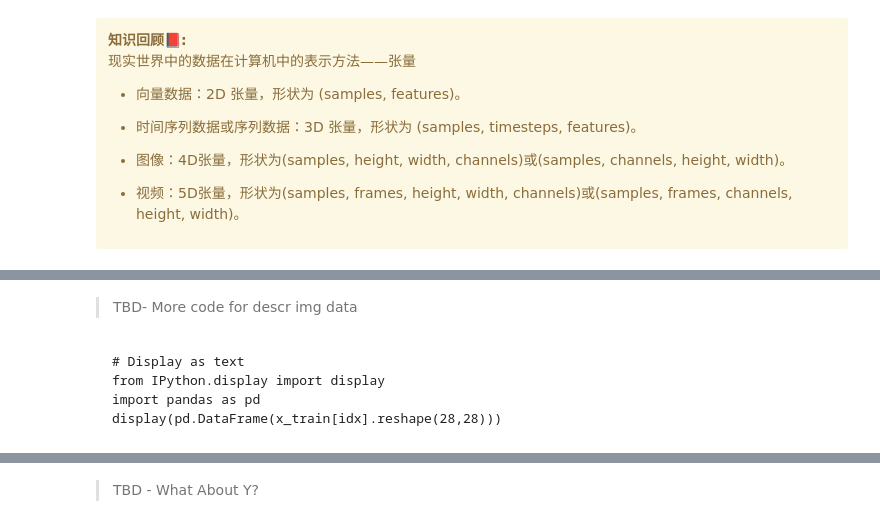
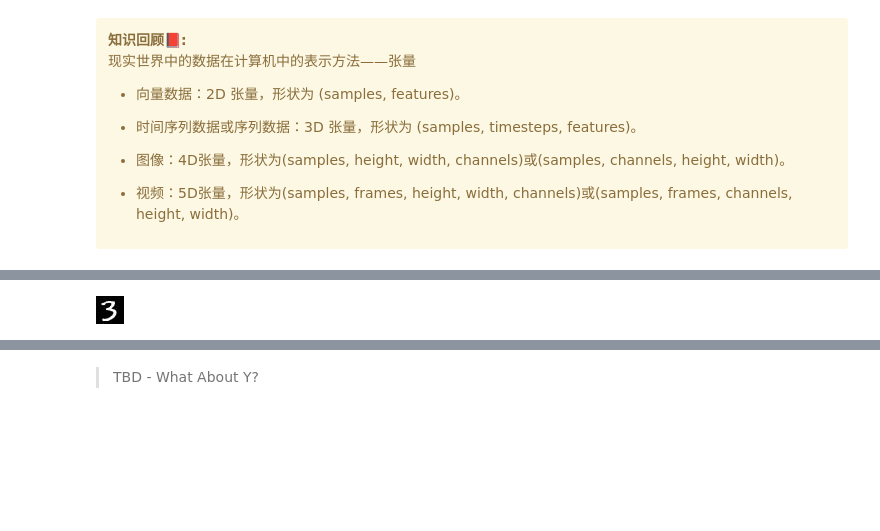
Before and after one commit to ddebby/First_AI_Project, a Jupyter notebook: 01.lab_your_first_ai_project.ipynb, the cells around one changed output, grey strips where cells are left out. Saved outputs shown, nothing was run; the diff lists cells and outputs as text; code cells hidden in the pictures; blank space fills up the shorter version.

````diff
--- a/01.lab_your_first_ai_project.ipynb
+++ b/01.lab_your_first_ai_project.ipynb
@@ -307,12 +383,8 @@ dls.train.show_batch(max_n=8, nrows=2, unique=True)
 **举例**：
 
 如果图像大小为 256×256，那么 128 张灰度图像组成的批 量可以保存在一个形状为(128, 256, 256, 1)的张量中，而 128 张彩色图像组成的批量则可以保存在一个形状为(128, 256, 256, 3)的张量中。
-# %% [markdown]
-> TBD- More code for descr img data
-# %% [markdown]
-```
-# Display as text
-from IPython.display import display
-import pandas as pd
-display(pd.DataFrame(x_train[idx].reshape(28,28)))
-```
+# %%
+im3 = Image.open("imgs/im3.jpg")
+im3
+# %% [output]
+[figure, added]
````
Also changed, not shown: parts of 75 cells of this notebook, 6 other files.
